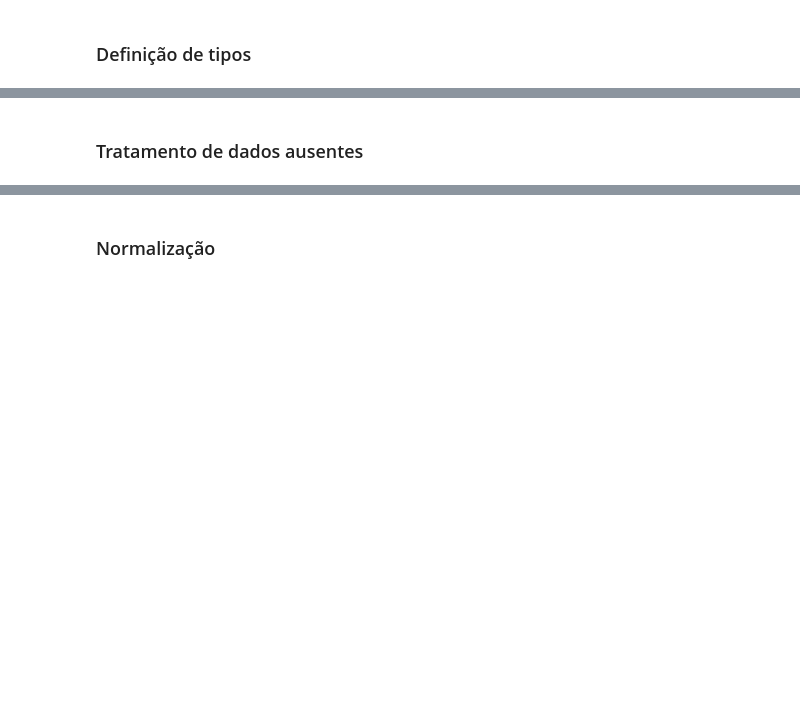
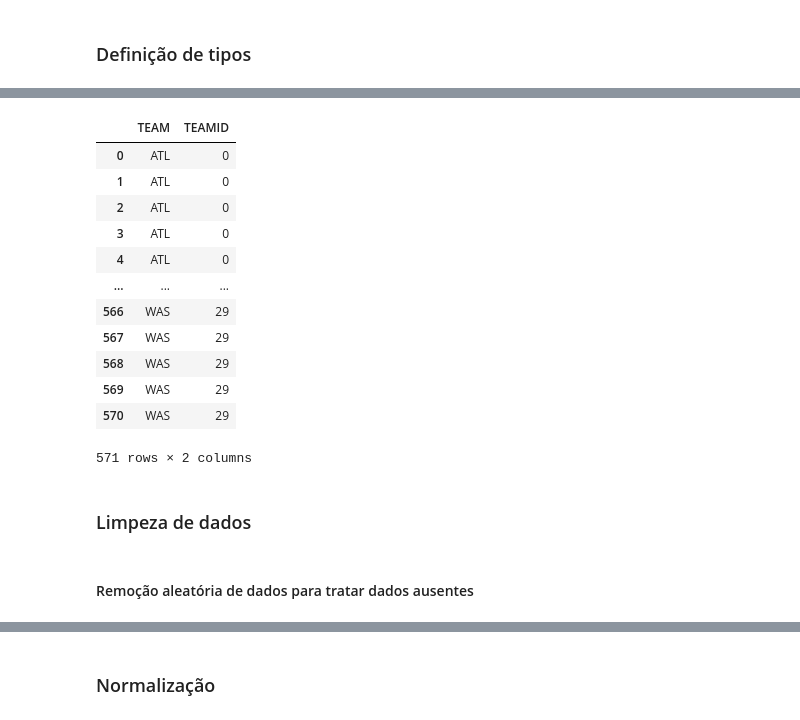
Before and after one commit to lss8/DataScienceNBA, a Jupyter notebook: Project_Data_Science.ipynb, the cells around one changed output, grey strips where cells are left out. Saved outputs shown, nothing was run; the diff lists cells and outputs as text; code cells hidden in the pictures; blank space fills up the shorter version.

```diff
--- a/Project_Data_Science.ipynb
+++ b/Project_Data_Science.ipynb
@@ -53,3 +58,5 @@ DD2         int64
 TD3         int64
 +/-         int64
 dtype: object
+# %%
+df['TEAMID'] = df['TEAM'].astype('category')
@@ -56,5 +65,23 @@ dtype: object
+# %%
+df[['TEAM','TEAMID']]
+# %% [output]
+|  | TEAM | TEAMID |
+| 0 | ATL | 0 |
+| 1 | ATL | 0 |
+| 2 | ATL | 0 |
+| 3 | ATL | 0 |
+| 4 | ATL | 0 |
+| ... | ... | ... |
+| 566 | WAS | 29 |
+| 567 | WAS | 29 |
+| 568 | WAS | 29 |
+| 569 | WAS | 29 |
+| 570 | WAS | 29 |
+571 rows × 2 columns
 # %% [markdown]
-### Tratamento de dados ausentes
+### Limpeza de dados
+# %% [markdown]
+#### Remoção aleatória de dados para tratar dados ausentes
 # %%
 df.isnull().any()
 # %% [output]
```
Also changed, not shown: parts of 18 cells of this notebook.
